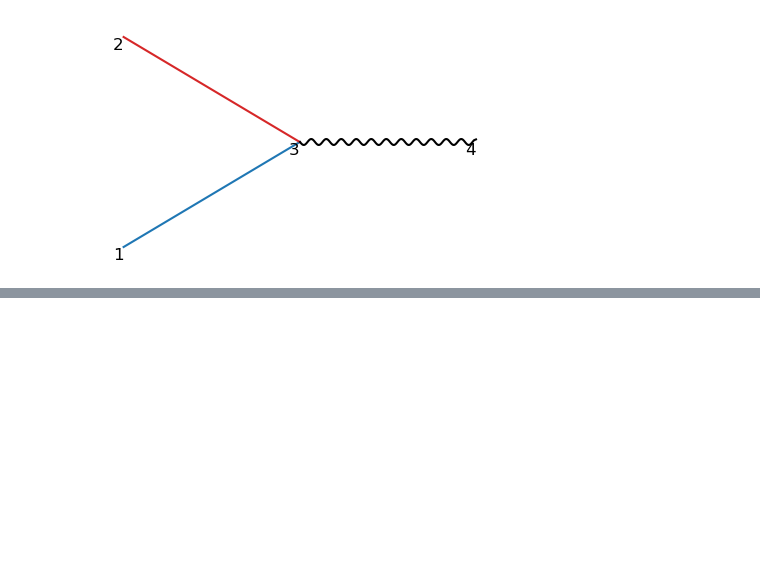
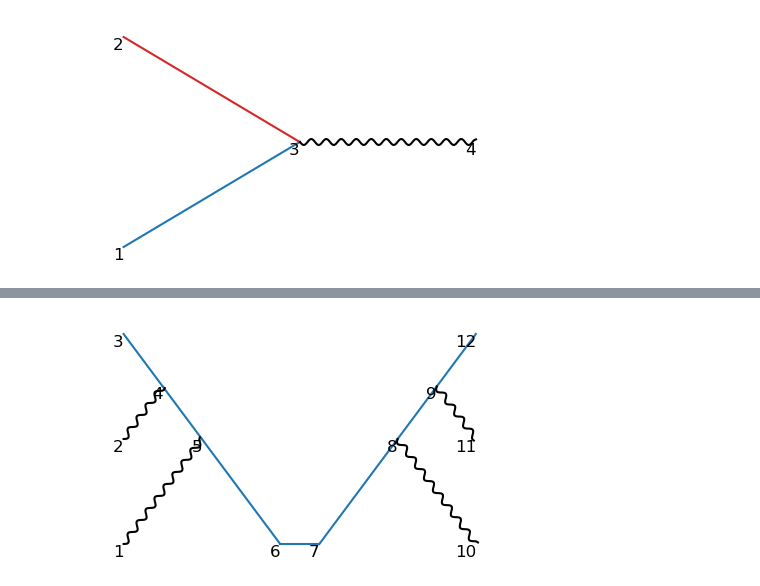
Before and after one commit to liuzhuozhuo/edp-renormalization, a Jupyter notebook: python/multiparticles.ipynb, the cells around one changed output, grey strips where cells are left out. Cells and saved outputs as stored; diff of their text form; code cells hidden in the pictures; blank space fills up the shorter version.

```diff
--- a/python/multiparticles.ipynb
+++ b/python/multiparticles.ipynb
@@ -163,0 +377,7 @@ connection(points, paths, points, paths)
+# %%
+points4, paths4 = connection(points1, paths1, points2, paths2)
+
+for i in range(len(paths4)):
+    represent_diagram(points4, paths4[i], index=True)
+# %% [output]
+[figure, added]
```
Also changed, not shown: parts of 16 cells of this notebook, 2 other files.
